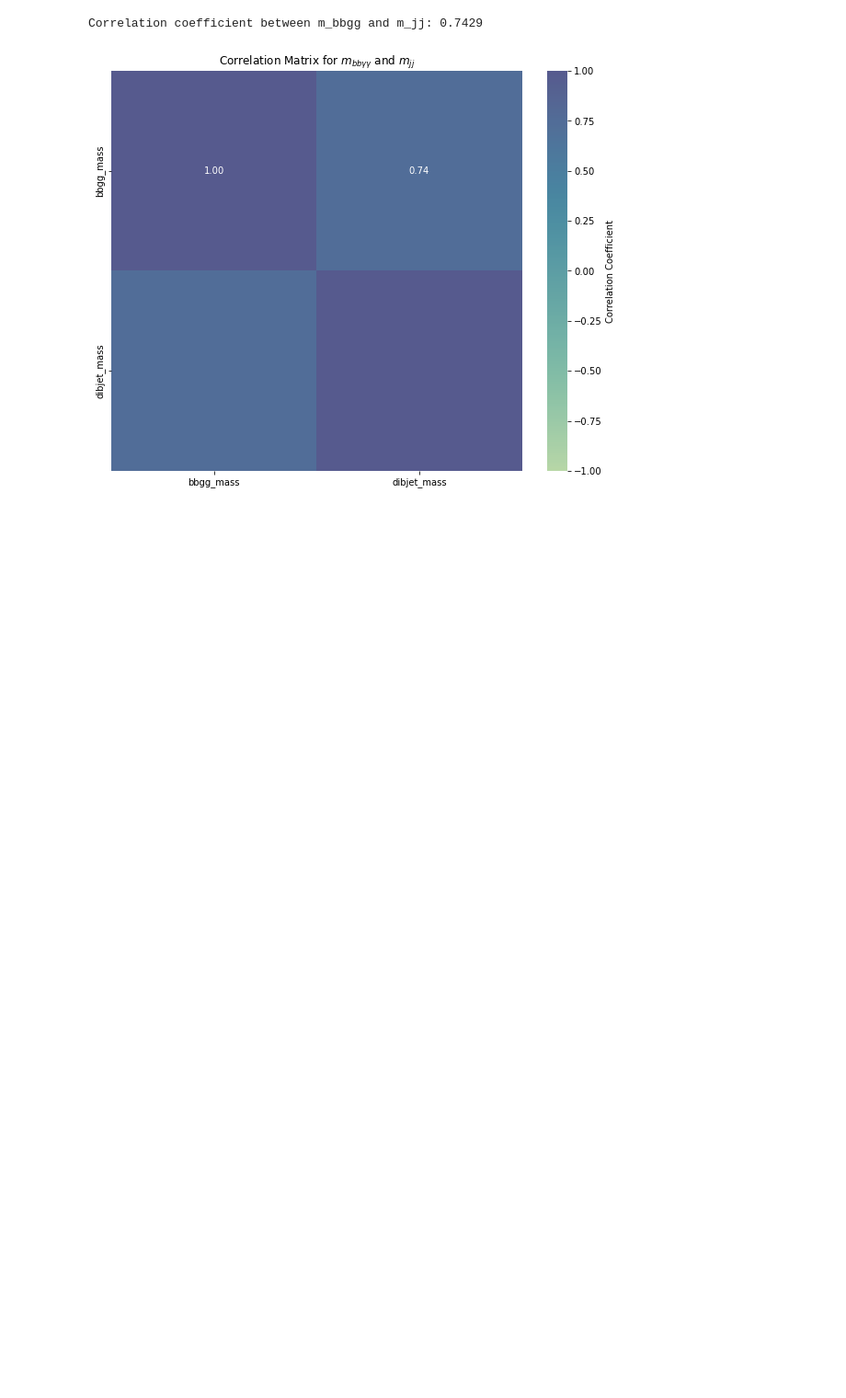
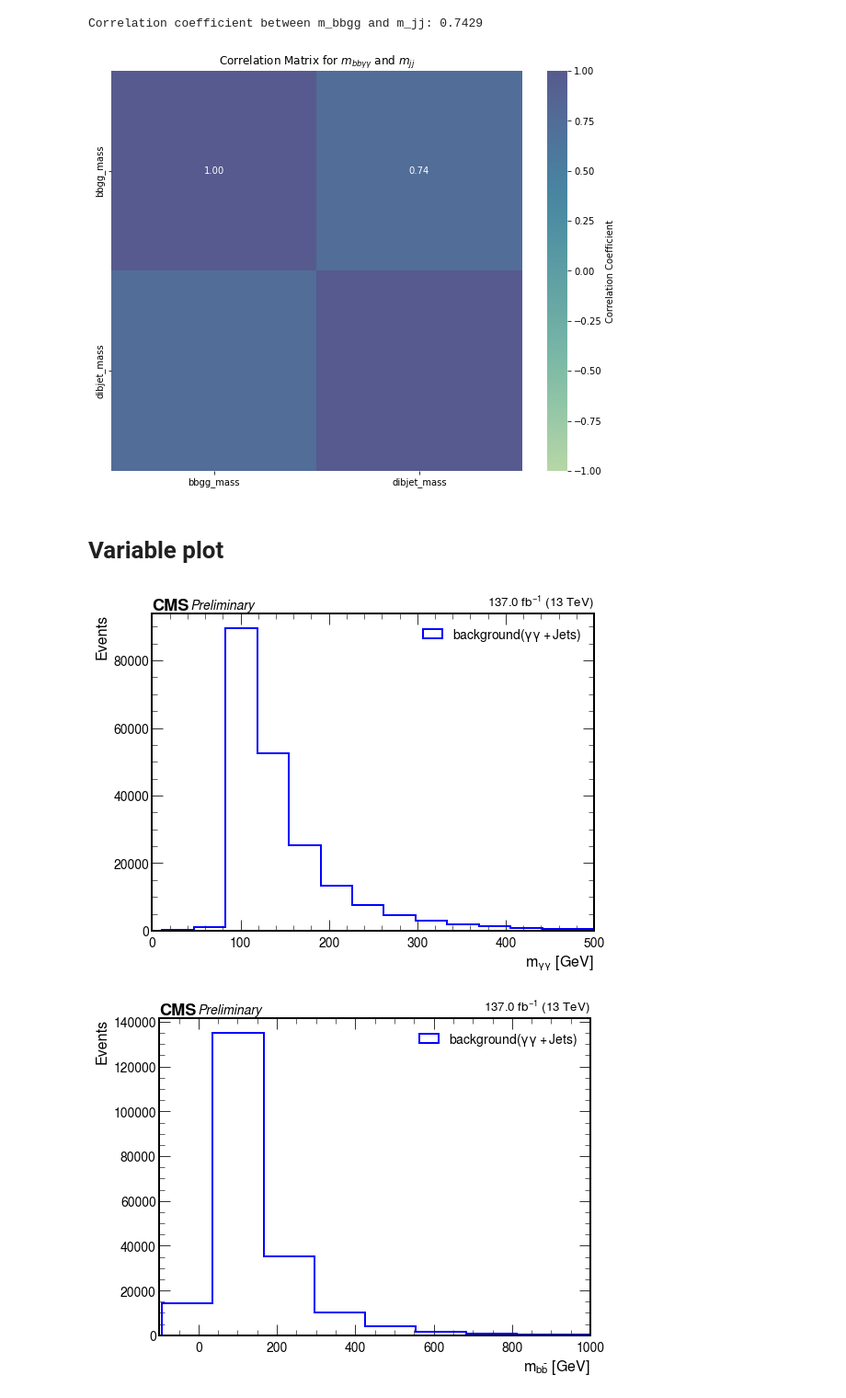
Before and after one commit to tiwariPC/hhbbgg_AwkwardAnalyzer, a Jupyter notebook: stats_study/notebook_signal_fitting/independence_correlation-Background.ipynb, the cells around one changed output. Shown at 92% size. Saved outputs shown, nothing was run; the diff lists cells and outputs as text; code cells hidden in the pictures; blank space fills up the shorter version.

```diff
--- a/stats_study/notebook_signal_fitting/independence_correlation-Background.ipynb
+++ b/stats_study/notebook_signal_fitting/independence_correlation-Background.ipynb
@@ -399,3 +399,5 @@ plt.savefig(f"{output_dir}Correlation_background_plot_mbbgg_mjj.pdf")
 plt.show()
 # %% [output]
 [figure]
+# %% [markdown]
+# Variable plot
@@ -401,0 +467,46 @@ plt.show()
+# %%
+
+# Create the plots
+plot_variable(
+    diphoton_mass_np,
+    xlabel=r"$m_{\gamma\gamma}$ [GeV]",
+    xlim = (0,500),
+    legend_label="background($\gamma\gamma + Jets$)",
+    log_scale=False,
+    save_dir=" /afs/cern.ch/user/s/sraj/sraj/www/CUA/HH-bbgg/stat_study/",  # Folder to save the plots
+    filename="diphoton_mass_background",  # Base filename for saving
+    cms_fontsize=14  # Adjust CMS text size
+)
+plot_variable(
+    dijet_mass,
+    xlabel=r"$m_{b\bar{b}}$ [GeV]",
+    xlim = (-100,1000),
+    legend_label="background($\gamma\gamma + Jets$)",
+    log_scale=False,
+    save_dir=" /afs/cern.ch/user/s/sraj/sraj/www/CUA/HH-bbgg/stat_study/",  # Folder to save the plots
+    filename="dijet_mass_background",  # Base filename for saving
+    cms_fontsize=14  # Adjust CMS text size
+)
+plot_variable(
+    reduced_mass,
+    xlabel=r"Reduced Mass [GeV]",
+    xlim = (0,1000),
+    legend_label="background($\gamma\gamma + Jets$)",
+    log_scale=False,
+    save_dir=" /afs/cern.ch/user/s/sraj/sraj/www/CUA/HH-bbgg/stat_study/",  # Folder to save the plots
+    filename="reduced_mass_background",  # Base filename for saving
+    cms_fontsize=14  # Adjust CMS text size
+)
+plot_variable(
+    bbgg_mass_np,
+    xlabel=r"$m_{b\bar{b}\gamma\gamma}$ [GeV]",
+    xlim = (0,1200),
+    legend_label="background($\gamma\gamma + Jets$)",
+    log_scale=False,
+    save_dir=" /afs/cern.ch/user/s/sraj/sraj/www/CUA/HH-bbgg/stat_study/",  # Folder to save the plots
+    filename="bbgg_mass_background",  # Base filename for saving
+    cms_fontsize=14  # Adjust CMS text size
+)
+# %% [output]
+[figure, added]
+[figure, added]
```
Also changed, not shown: parts of 2 cells of this notebook, 26 other files.
